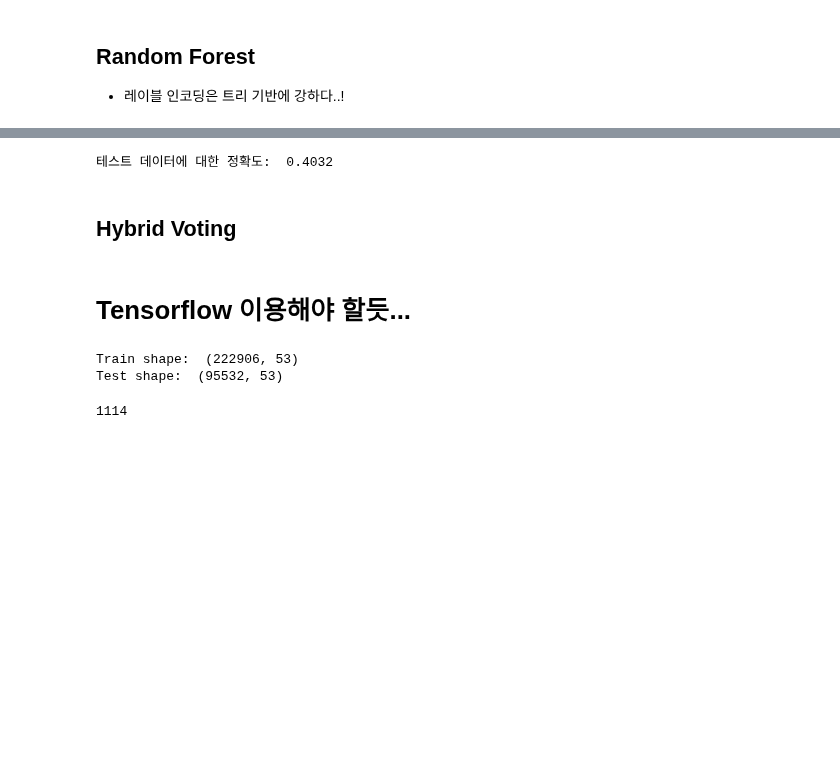
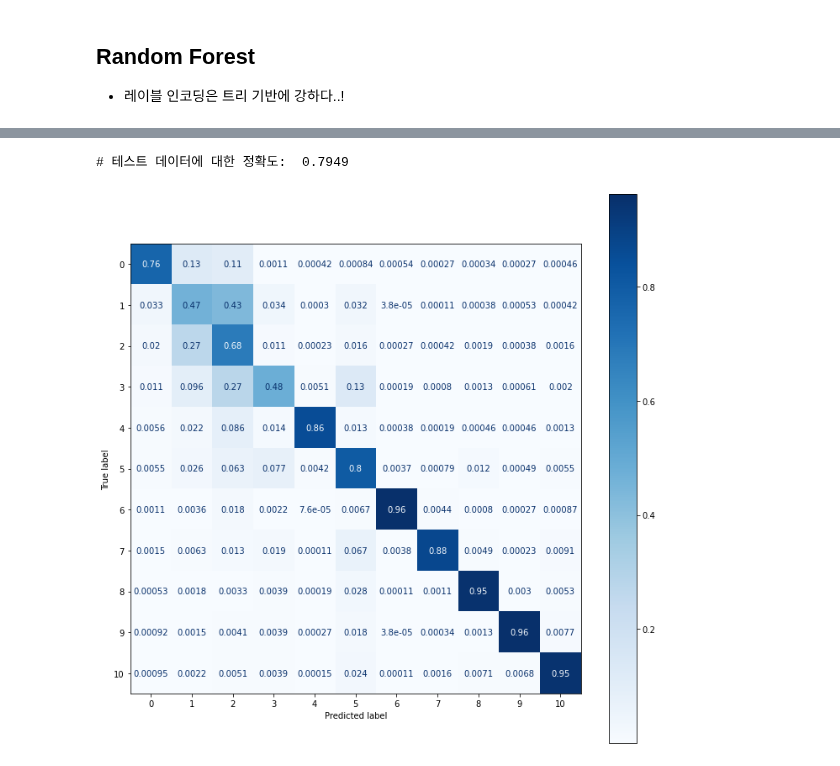
Before and after one commit to young-hun-jo/DataAnalysis, a Jupyter notebook: healthcare_los/prediction_modeling2.ipynb, the cells around one changed output, grey strips where cells are left out. Saved outputs shown, nothing was run; the diff lists cells and outputs as text; code cells hidden in the pictures; blank space fills up the shorter version.

```diff
--- a/healthcare_los/prediction_modeling2.ipynb
+++ b/healthcare_los/prediction_modeling2.ipynb
@@ -57,6 +237,11 @@ Please also refer to the documentation for alternative solver options:
 - 레이블 인코딩은 트리 기반에 강하다..!
 # %%
 from sklearn.ensemble import RandomForestClassifier
+from sklearn.model_selection import train_test_split
+from sklearn.metrics import accuracy_score
+
+feature = label_df.iloc[:, :-1]
+target = label_df.iloc[:, -1]
 
 X_train, X_test, y_train, y_test = train_test_split(feature, target, test_size=0.3, random_state=42)
 
@@ -80,41 +265,46 @@ label_df.head(1)
 # %%
 import re
 label_df = label_df.rename(columns= lambda x : re.sub('[^A-Za-z0-9]+', '', x))
+# %%
+from sklearn.metrics import accuracy_score, precision_score, recall_score, f1_score
+
+def get_eval(y, y_, labels):
+    acc = accuracy_score(y, y_)
+    pre = precision_score(y, y_, labels=labels, average=None)
+    rec = recall_score(y, y_, labels=labels, average=None)
+    f1 = f1_score(y, y_, labels=labels, average=None)
+    return acc, pre, rec, f1
 # %%
 from lightgbm import LGBMClassifier
+from sklearn.model_selection import train_test_split
+from sklearn.metrics import plot_confusion_matrix
+import matplotlib.pyplot as plt
 
 feature = label_df.iloc[:, :-1]
 target = label_df.iloc[:, -1]
 
 X_train, X_test, y_train, y_test = train_test_split(feature,
                                                    target,
                                                    test_size=0.3,
                                                    random_state=12)
 lgbm = LGBMClassifier(objective='multiclass',
                       n_estimators=400, learning_rate=0.1,
                      random_state=42)
 lgbm.fit(X_train, y_train)
 y_pred = lgbm.predict(X_test)
-acc = accuracy_score(y_test, y_pred)
-print(f"테스트 데이터에 대한 정확도: {acc: .4f}")
+labels = [a for a in range(0,11)]
+
+acc, pre, rec, f1 = get_eval(y_test, y_pred, labels)
+
+
+print(f"# 테스트 데이터에 대한 정확도: {acc: .4f}")
+scores_df = pd.DataFrame(data={'Precision':pre,
+                               'Recall':rec,
+                               'F1-score':f1}, index=labels)
+fig, ax = plt.subplots(figsize=(12,12))
+plot_confusion_matrix(lgbm, X_test, y_test, normalize='true',
+                     cmap=plt.cm.Blues, ax=ax)
+plt.show()
 # %% [output]
-테스트 데이터에 대한 정확도:  0.4032
+# 테스트 데이터에 대한 정확도:  0.7949
+[figure, added]
-# %% [markdown]
-## Hybrid Voting
-# %% [markdown]
-# Tensorflow 이용해야 할듯...
-# %%
-# 우선 Train : Test 7:3으로 나누기
-from sklearn.model_selection import train_test_split
-
-feature = ohe_df.iloc[:, :-1]
-target = ohe_df.iloc[:, -1]
-
-X_train, X_test, y_train, y_test = train_test_split(feature, target,
-                                                   test_size=0.3,
-                                                   random_state=42)
-print("Train shape: ", X_train.shape)
-print("Test shape: ", X_test.shape)
-# %% [output]
-Train shape:  (222906, 53)
-Test shape:  (95532, 53)
@@ -189,4 +310,0 @@ with tf.Session() as sess:
-# %%
-int(X_train.shape[0] / 200)
-# %% [output]
-1114
```
Also changed, not shown: parts of 30 cells of this notebook.
